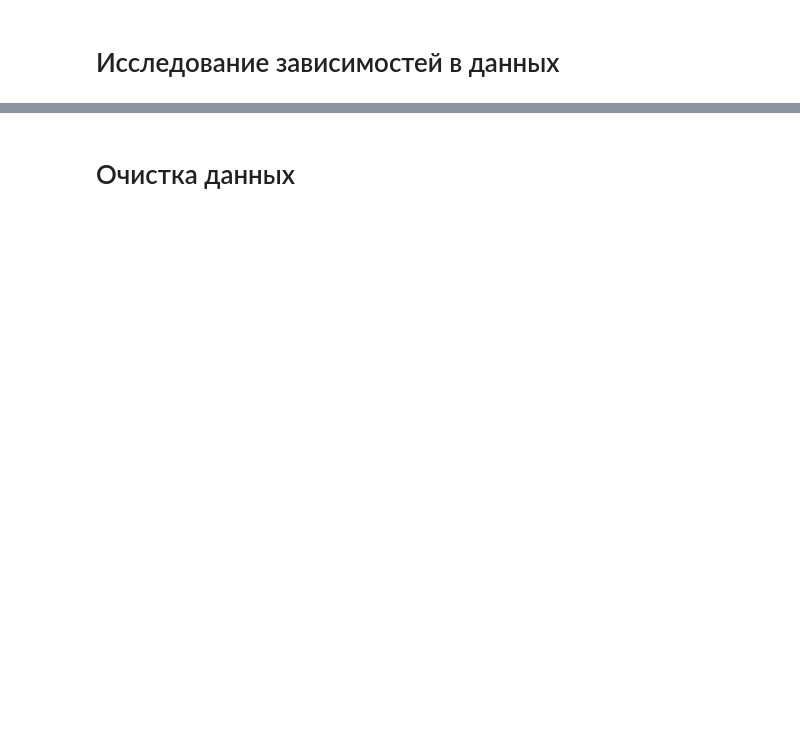
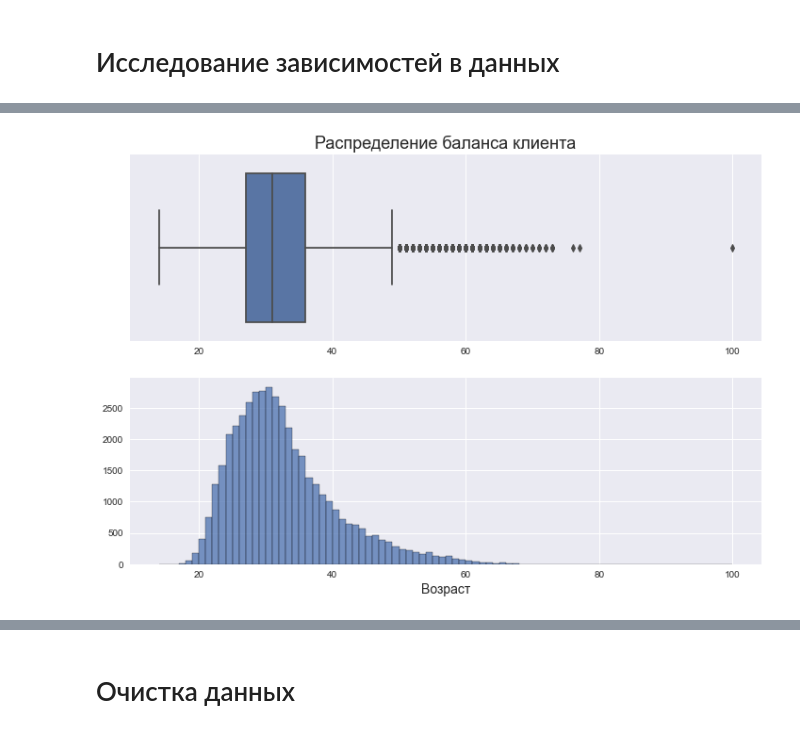
Before and after one commit to f999145/cases, a Jupyter notebook: 001_sf_project_01/001_sf_project_01.ipynb, the cells around one changed output, grey strips where cells are left out. Saved outputs shown, nothing was run; the diff lists cells and outputs as text; code cells hidden in the pictures; blank space fills up the shorter version.

```diff
--- a/001_sf_project_01/001_sf_project_01.ipynb
+++ b/001_sf_project_01/001_sf_project_01.ipynb
@@ -350,4 +526,25 @@ Categories (2, object): ['Женщина', 'Мужчина']
 *Совет: постройте гистограмму и коробчатую диаграмму рядом.*
 # %%
 # ваш код здесь
+plt.style.use('seaborn')
+fig, axes = plt.subplots(nrows = 2, ncols = 1, figsize=(12,8))
+sns.boxplot(
+    data=hh_df,
+    x='Возраст',
+    ax=axes[0]
+)
+sns.histplot(
+    data=hh_df,
+    x='Возраст',
+    ax=axes[1],
+    binwidth=1
+)
+axes[0].set_title('Распределение баланса клиента',fontsize=18)
+axes[0].set_xlabel(xlabel='')
+axes[1].set_xlabel(xlabel='Возраст', fontsize=14)
+axes[1].set_ylabel(ylabel='')
+
+plt.show()
+# %% [output]
+[figure, added]
 # %% [markdown]
```
Also changed, not shown: parts of 61 cells of this notebook, 2 other files.
